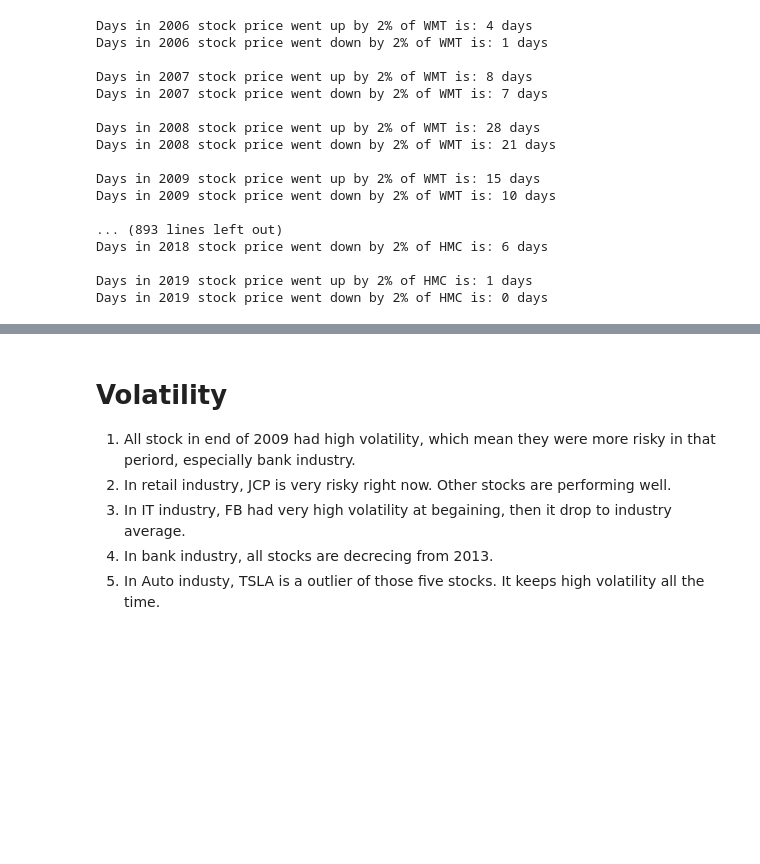
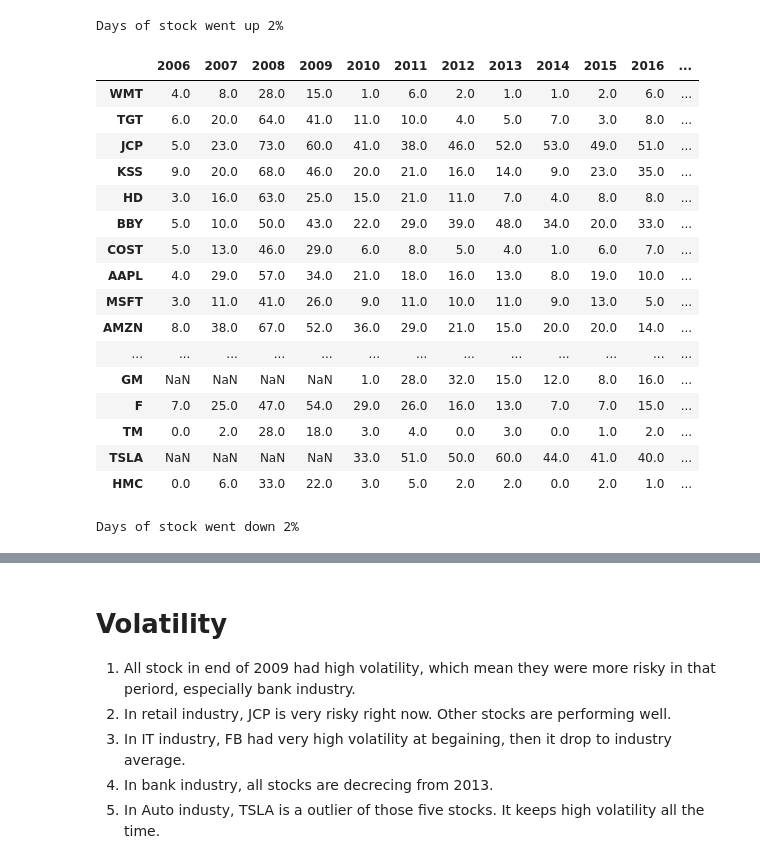
Before and after one commit to yuzhao1993/Fintech, a Jupyter notebook: Stock_data_retrieve/Retrieve_stock_data.ipynb, the cells around one changed output, grey strips where cells are left out. Saved outputs shown, nothing was run; the diff lists cells and outputs as text; code cells hidden in the pictures; blank space fills up the shorter version.

```diff
--- a/Stock_data_retrieve/Retrieve_stock_data.ipynb
+++ b/Stock_data_retrieve/Retrieve_stock_data.ipynb
@@ -60,32 +56,62 @@ Data retrival is complete. Check your directory**Stock_data**to find your data!
 # %%
 years_list = ['2006', '2007', '2008', '2009', '2010', '2011', '2012', '2013', '2014', '2015', '2016',
               '2017', '2018', '2019']
 for stock in stock_list:
     stock_data[stock]['PofPriceChange'] = (stock_data[stock]['Close'] - stock_data[stock]['Open']) / \
                                           stock_data[stock]['Open']
+stock_up = {}
+for stock in stock_list:
+    stock_up[stock] = {}
     for year in years_list:
         if year in stock_data[stock].index:
-            print('Days in ' + year + ' stock price went up by 2% of ' + stock + ' is: '+str(np.sum(
-                stock_data[stock]['PofPriceChange'][year] >= 0.02))+' days')
-            print('Days in ' + year + ' stock price went down by 2% of ' + stock + ' is: ' + str(
-                np.sum(stock_data[stock]['PofPriceChange'][year] <= -0.02)) + ' days\n')
+            stock_up[stock][year] = np.sum(stock_data[stock]['PofPriceChange'][year] >= 0.02)
         else:
-            print(stock+' has no data in '+year+'\n')
+            stock_up[stock][year] = None
+
+stock_up_matrix = np.zeros([len(stock_list), len(years_list)])
+for i in range(len(stock_list)):
+    for j in range(len(years_list)):
+        stock_up_matrix[i,j] = stock_up[stock_list[i]][years_list[j]]
+stock_up_df = pd.DataFrame(data=stock_up_matrix, index=stock_list, columns=years_list)
+
+stock_down = {}
+for stock in stock_list:
+    stock_down[stock] = {}
+    for year in years_list:
+        if year in stock_data[stock].index:
+            stock_down[stock][year] = np.sum(stock_data[stock]['PofPriceChange'][year] <= 0.02)
+        else:
+            stock_down[stock][year] = None
+
+stock_down_matrix = np.zeros([len(stock_list), len(years_list)])
+for i in range(len(stock_list)):
+    for j in range(len(years_list)):
+        stock_down_matrix[i,j] = stock_down[stock_list[i]][years_list[j]]
+stock_down_df = pd.DataFrame(data=stock_up_matrix, index=stock_list, columns=years_list)
+
+from IPython.display import display, HTML
+
+print('\nDays of stock went up 2%\n')
+display(stock_up_df)
+print('\nDays of stock went down 2%\n')
+display(stock_down_df)
 # %% [output]
-Days in 2006 stock price went up by 2% of WMT is: 4 days
-Days in 2006 stock price went down by 2% of WMT is: 1 days
-
-Days in 2007 stock price went up by 2% of WMT is: 8 days
-Days in 2007 stock price went down by 2% of WMT is: 7 days
-
-Days in 2008 stock price went up by 2% of WMT is: 28 days
-Days in 2008 stock price went down by 2% of WMT is: 21 days
-
-Days in 2009 stock price went up by 2% of WMT is: 15 days
-Days in 2009 stock price went down by 2% of WMT is: 10 days
-
-... (893 lines left out)
-Days in 2018 stock price went down by 2% of HMC is: 6 days
-
-Days in 2019 stock price went up by 2% of HMC is: 1 days
-Days in 2019 stock price went down by 2% of HMC is: 0 days
+Days of stock went up 2%
+|  | 2006 | 2007 | 2008 | 2009 | 2010 | 2011 | 2012 | 2013 | 2014 | 2015 | 2016 | ... |
+| WMT | 4.0 | 8.0 | 28.0 | 15.0 | 1.0 | 6.0 | 2.0 | 1.0 | 1.0 | 2.0 | 6.0 | ... |
+| TGT | 6.0 | 20.0 | 64.0 | 41.0 | 11.0 | 10.0 | 4.0 | 5.0 | 7.0 | 3.0 | 8.0 | ... |
+| JCP | 5.0 | 23.0 | 73.0 | 60.0 | 41.0 | 38.0 | 46.0 | 52.0 | 53.0 | 49.0 | 51.0 | ... |
+| KSS | 9.0 | 20.0 | 68.0 | 46.0 | 20.0 | 21.0 | 16.0 | 14.0 | 9.0 | 23.0 | 35.0 | ... |
+| HD | 3.0 | 16.0 | 63.0 | 25.0 | 15.0 | 21.0 | 11.0 | 7.0 | 4.0 | 8.0 | 8.0 | ... |
+| BBY | 5.0 | 10.0 | 50.0 | 43.0 | 22.0 | 29.0 | 39.0 | 48.0 | 34.0 | 20.0 | 33.0 | ... |
+| COST | 5.0 | 13.0 | 46.0 | 29.0 | 6.0 | 8.0 | 5.0 | 4.0 | 1.0 | 6.0 | 7.0 | ... |
+| AAPL | 4.0 | 29.0 | 57.0 | 34.0 | 21.0 | 18.0 | 16.0 | 13.0 | 8.0 | 19.0 | 10.0 | ... |
+| MSFT | 3.0 | 11.0 | 41.0 | 26.0 | 9.0 | 11.0 | 10.0 | 11.0 | 9.0 | 13.0 | 5.0 | ... |
+| AMZN | 8.0 | 38.0 | 67.0 | 52.0 | 36.0 | 29.0 | 21.0 | 15.0 | 20.0 | 20.0 | 14.0 | ... |
+| ... | ... | ... | ... | ... | ... | ... | ... | ... | ... | ... | ... | ... |
+| GM | NaN | NaN | NaN | NaN | 1.0 | 28.0 | 32.0 | 15.0 | 12.0 | 8.0 | 16.0 | ... |
+| F | 7.0 | 25.0 | 47.0 | 54.0 | 29.0 | 26.0 | 16.0 | 13.0 | 7.0 | 7.0 | 15.0 | ... |
+| TM | 0.0 | 2.0 | 28.0 | 18.0 | 3.0 | 4.0 | 0.0 | 3.0 | 0.0 | 1.0 | 2.0 | ... |
+| TSLA | NaN | NaN | NaN | NaN | 33.0 | 51.0 | 50.0 | 60.0 | 44.0 | 41.0 | 40.0 | ... |
+| HMC | 0.0 | 6.0 | 33.0 | 22.0 | 3.0 | 5.0 | 2.0 | 2.0 | 0.0 | 2.0 | 1.0 | ... |
+Days of stock went down 2%
```
Also changed, not shown: parts of 12 cells of this notebook, 23 other files.
